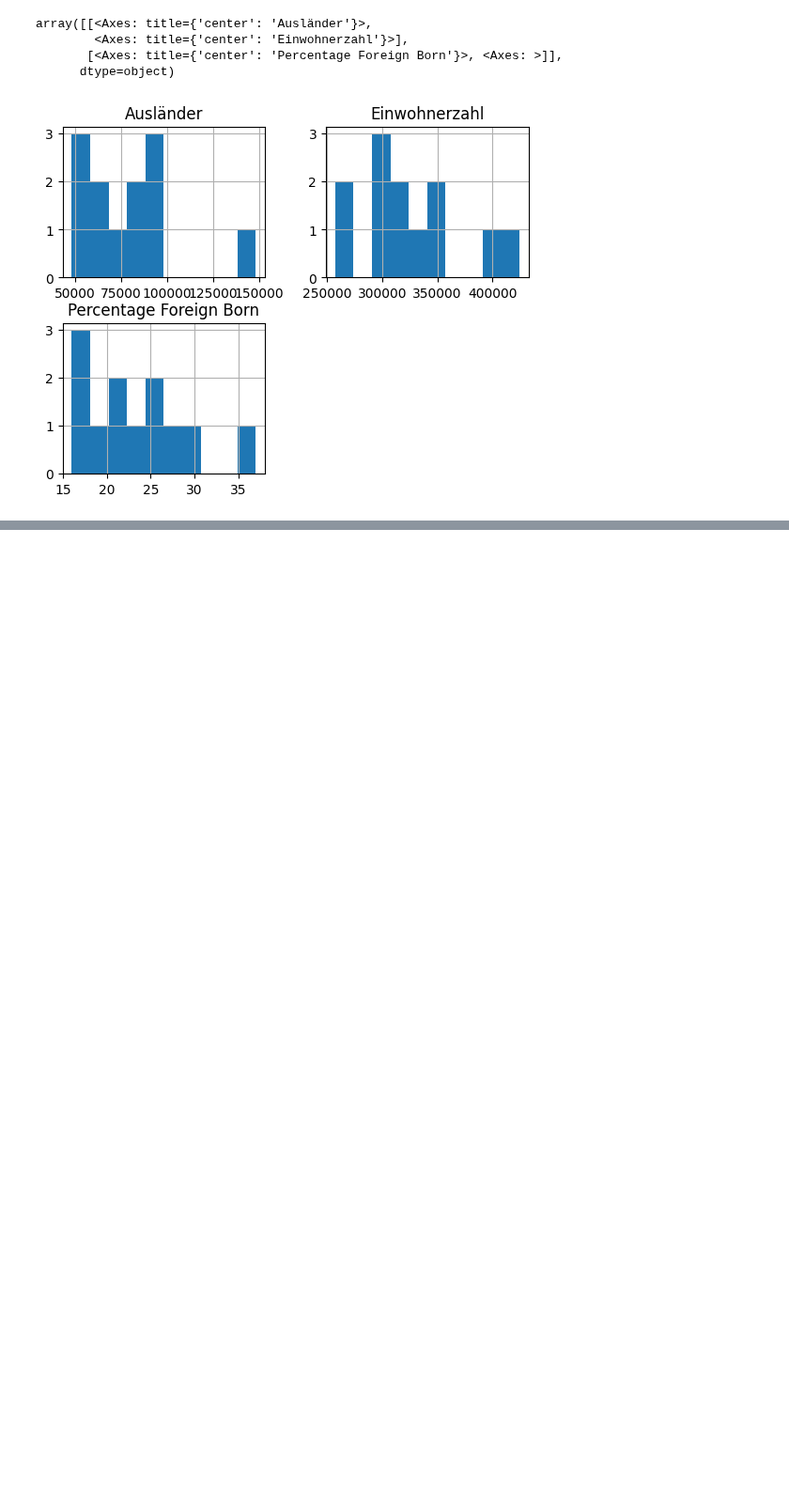
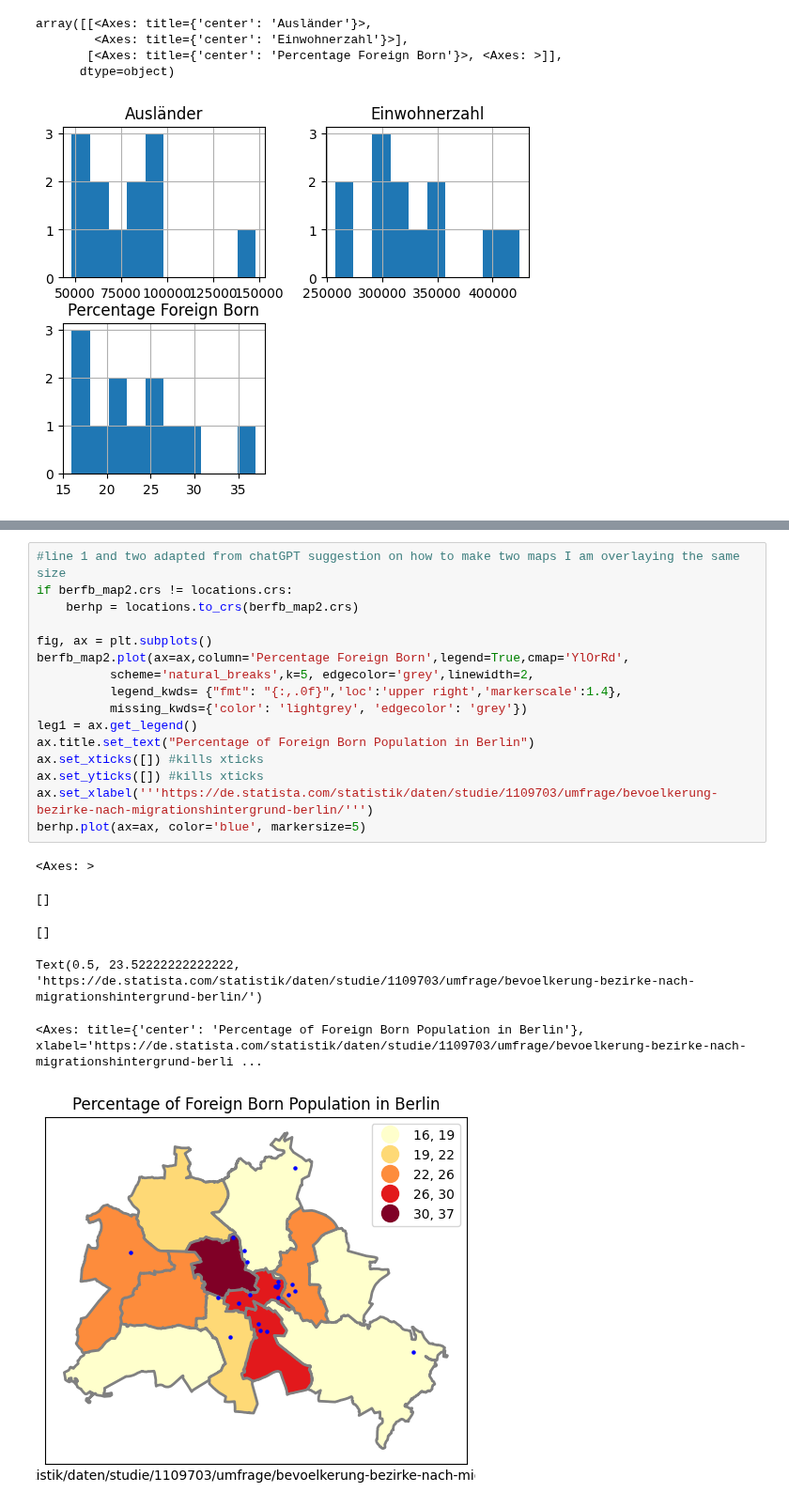
Before and after one commit to hbeck118/GIS, a Jupyter notebook: Berlin.ipynb, the cells around one changed output, grey strips where cells are left out. Shown at 94% size. Saved outputs shown, nothing was run; the diff lists cells and outputs as text; blank space fills up the shorter version.

```diff
--- a/Berlin.ipynb
+++ b/Berlin.ipynb
@@ -222,0 +264,23 @@ Text(0.5, 274.24344253431104, 'https://de.statista.com/statistik/daten/studie/11
+# %%
+#line 1 and two adapted from chatGPT suggestion on how to make two maps I am overlaying the same size
+if berfb_map2.crs != locations.crs:
+    berhp = locations.to_crs(berfb_map2.crs)
+
+fig, ax = plt.subplots()
+berfb_map2.plot(ax=ax,column='Percentage Foreign Born',legend=True,cmap='YlOrRd',
+          scheme='natural_breaks',k=5, edgecolor='grey',linewidth=2,
+          legend_kwds= {"fmt": "{:,.0f}",'loc':'upper right','markerscale':1.4},
+          missing_kwds={'color': 'lightgrey', 'edgecolor': 'grey'})
+leg1 = ax.get_legend()
+ax.title.set_text("Percentage of Foreign Born Population in Berlin")
+ax.set_xticks([]) #kills xticks
+ax.set_yticks([]) #kills xticks
+ax.set_xlabel('''https://de.statista.com/statistik/daten/studie/1109703/umfrage/bevoelkerung-bezirke-nach-migrationshintergrund-berlin/''')
+berhp.plot(ax=ax, color='blue', markersize=5)
+# %% [output]
+<Axes: >
+[]
+[]
+Text(0.5, 23.52222222222222, 'https://de.statista.com/statistik/daten/studie/1109703/umfrage/bevoelkerung-bezirke-nach-migrationshintergrund-berlin/')
+<Axes: title={'center': 'Percentage of Foreign Born Population in Berlin'}, xlabel='https://de.statista.com/statistik/daten/studie/1109703/umfrage/bevoelkerung-bezirke-nach-migrationshintergrund-berli ...
+[figure, added]
```
Also changed, not shown: parts of 8 cells of this notebook.
